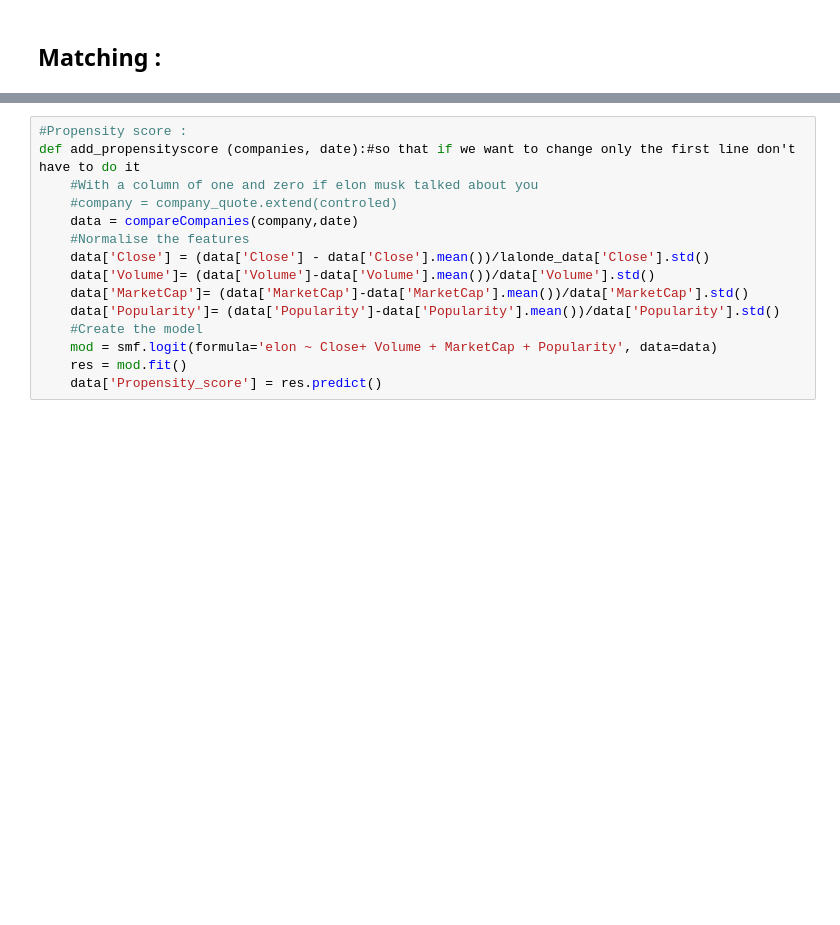
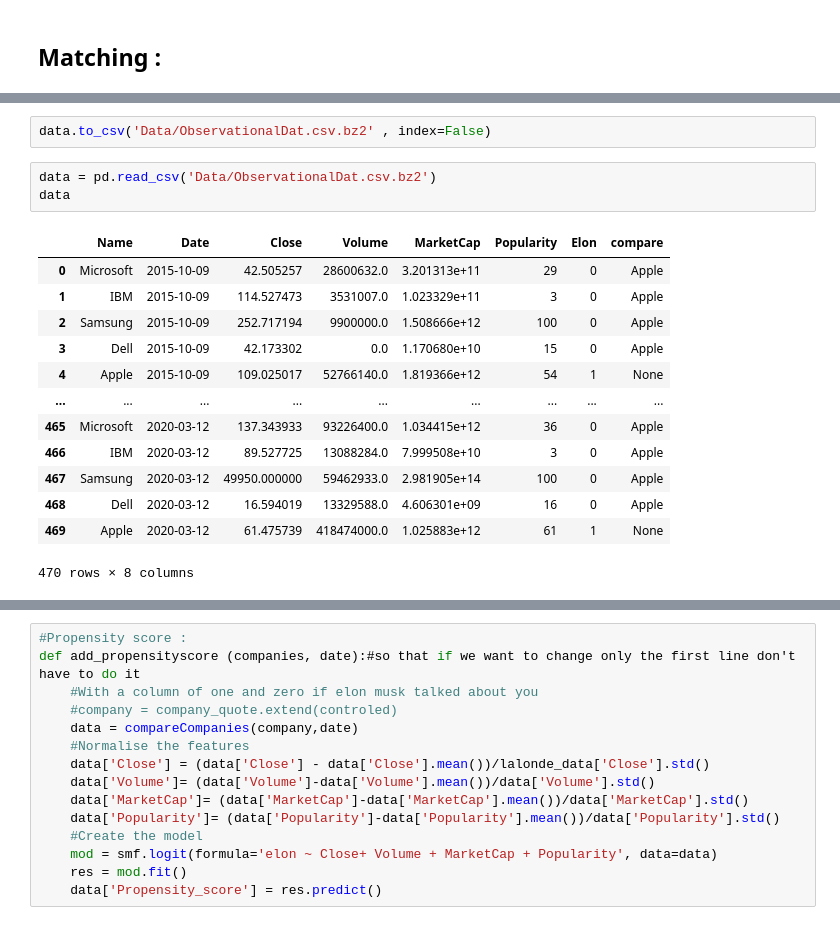
Before and after one commit to LobsterChampage/ada-2021-project-madagascar, a Jupyter notebook: Observational study.ipynb, the cells around one changed output, grey strips where cells are left out. Cells and saved outputs as stored; diff of their text form; blank space fills up the shorter version.

```diff
--- a/Observational study.ipynb
+++ b/Observational study.ipynb
@@ -57,0 +48,19 @@ quotes_Apple.iloc[1,:]['date'][0:10]
+# %%
+data.to_csv('Data/ObservationalDat.csv.bz2' , index=False)
+# %%
+data = pd.read_csv('Data/ObservationalDat.csv.bz2')
+data
+# %% [output]
+|  | Name | Date | Close | Volume | MarketCap | Popularity | Elon | compare |
+| 0 | Microsoft | 2015-10-09 | 42.505257 | 28600632.0 | 3.201313e+11 | 29 | 0 | Apple |
+| 1 | IBM | 2015-10-09 | 114.527473 | 3531007.0 | 1.023329e+11 | 3 | 0 | Apple |
+| 2 | Samsung | 2015-10-09 | 252.717194 | 9900000.0 | 1.508666e+12 | 100 | 0 | Apple |
+| 3 | Dell | 2015-10-09 | 42.173302 | 0.0 | 1.170680e+10 | 15 | 0 | Apple |
+| 4 | Apple | 2015-10-09 | 109.025017 | 52766140.0 | 1.819366e+12 | 54 | 1 | None |
+| ... | ... | ... | ... | ... | ... | ... | ... | ... |
+| 465 | Microsoft | 2020-03-12 | 137.343933 | 93226400.0 | 1.034415e+12 | 36 | 0 | Apple |
+| 466 | IBM | 2020-03-12 | 89.527725 | 13088284.0 | 7.999508e+10 | 3 | 0 | Apple |
+| 467 | Samsung | 2020-03-12 | 49950.000000 | 59462933.0 | 2.981905e+14 | 100 | 0 | Apple |
+| 468 | Dell | 2020-03-12 | 16.594019 | 13329588.0 | 4.606301e+09 | 16 | 0 | Apple |
+| 469 | Apple | 2020-03-12 | 61.475739 | 418474000.0 | 1.025883e+12 | 61 | 1 | None |
+470 rows × 8 columns
```
Also changed, not shown: parts of 20 cells of this notebook.
